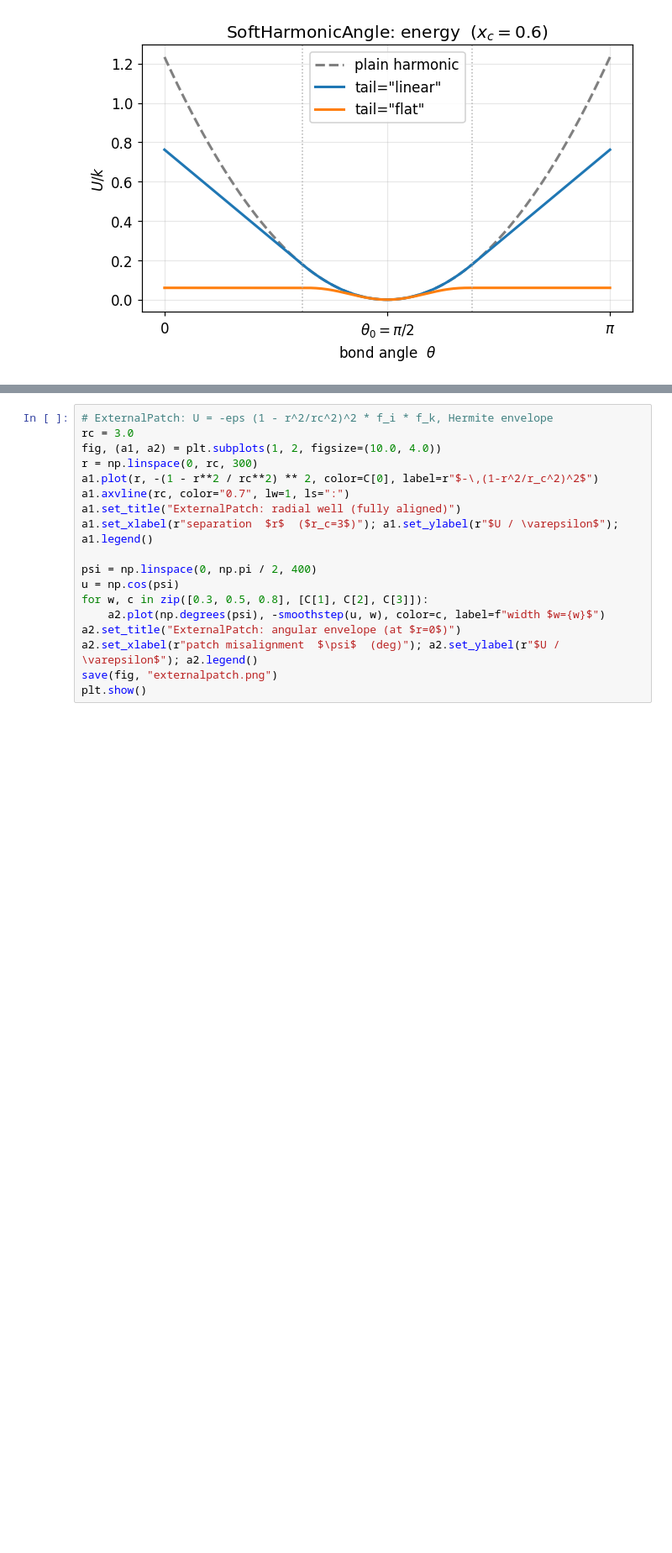
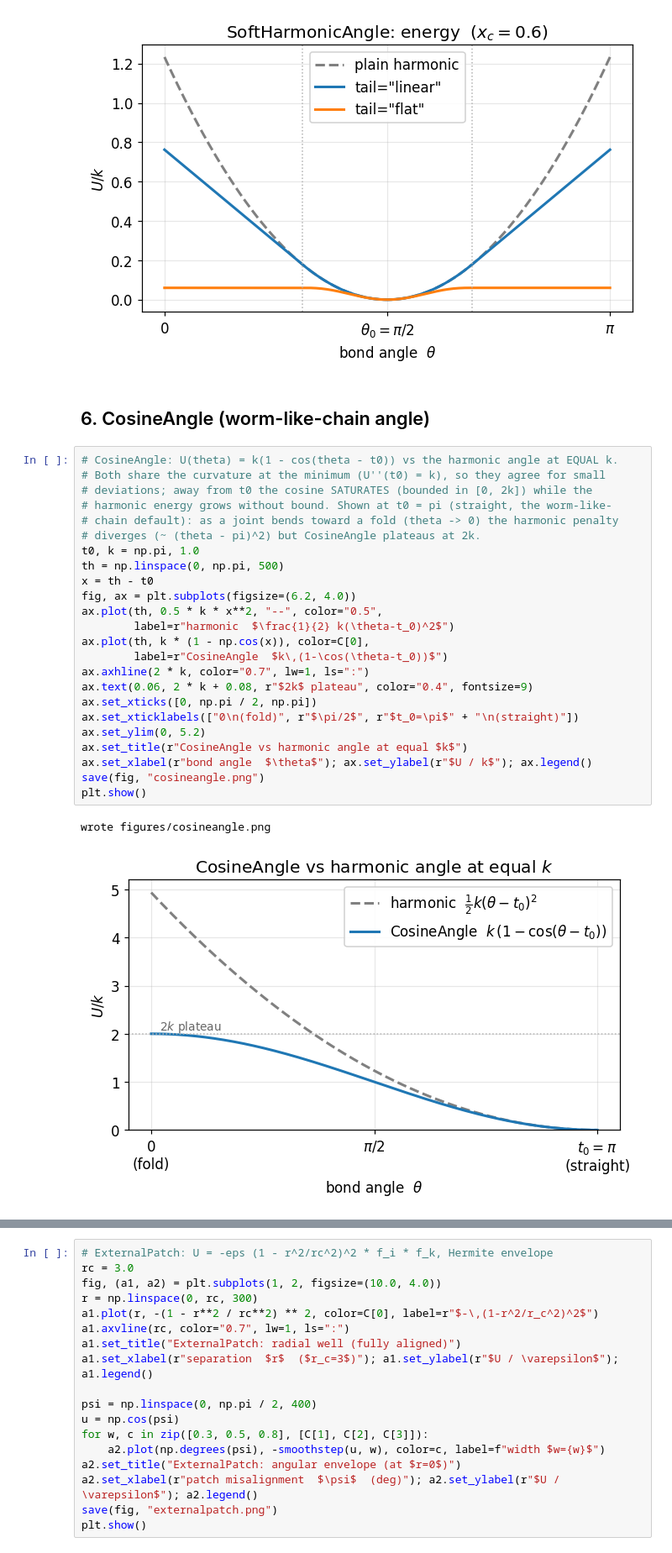
Before and after one commit to glab-vbc/hoomd-glab-plugins, a Jupyter notebook: docs/energy_landscapes.ipynb, the cells around one changed output, grey strips where cells are left out. Shown at 84% size. Saved outputs shown, nothing was run; the diff lists cells and outputs as text; blank space fills up the shorter version.

```diff
--- a/docs/energy_landscapes.ipynb
+++ b/docs/energy_landscapes.ipynb
@@ -180,4 +180,33 @@ plt.show()
 # %% [output]
 wrote figures/softharmonic_angle.png
 [figure]
+# %% [markdown]
+## 6. CosineAngle (worm-like-chain angle)
+# %%
+# CosineAngle: U(theta) = k(1 - cos(theta - t0)) vs the harmonic angle at EQUAL k.
+# Both share the curvature at the minimum (U''(t0) = k), so they agree for small
+# deviations; away from t0 the cosine SATURATES (bounded in [0, 2k]) while the
+# harmonic energy grows without bound. Shown at t0 = pi (straight, the worm-like-
+# chain default): as a joint bends toward a fold (theta -> 0) the harmonic penalty
+# diverges (~ (theta - pi)^2) but CosineAngle plateaus at 2k.
+t0, k = np.pi, 1.0
+th = np.linspace(0, np.pi, 500)
+x = th - t0
+fig, ax = plt.subplots(figsize=(6.2, 4.0))
+ax.plot(th, 0.5 * k * x**2, "--", color="0.5",
+        label=r"harmonic  $\frac{1}{2} k(\theta-t_0)^2$")
+ax.plot(th, k * (1 - np.cos(x)), color=C[0],
+        label=r"CosineAngle  $k\,(1-\cos(\theta-t_0))$")
+ax.axhline(2 * k, color="0.7", lw=1, ls=":")
+ax.text(0.06, 2 * k + 0.08, r"$2k$ plateau", color="0.4", fontsize=9)
+ax.set_xticks([0, np.pi / 2, np.pi])
+ax.set_xticklabels(["0\n(fold)", r"$\pi/2$", r"$t_0=\pi$" + "\n(straight)"])
+ax.set_ylim(0, 5.2)
+ax.set_title(r"CosineAngle vs harmonic angle at equal $k$")
+ax.set_xlabel(r"bond angle  $\theta$"); ax.set_ylabel(r"$U / k$"); ax.legend()
+save(fig, "cosineangle.png")
+plt.show()
+# %% [output]
+wrote figures/cosineangle.png
+[figure, added]
 # %% [markdown]
```
Also changed, not shown: parts of 2 cells of this notebook, 2 other files.
